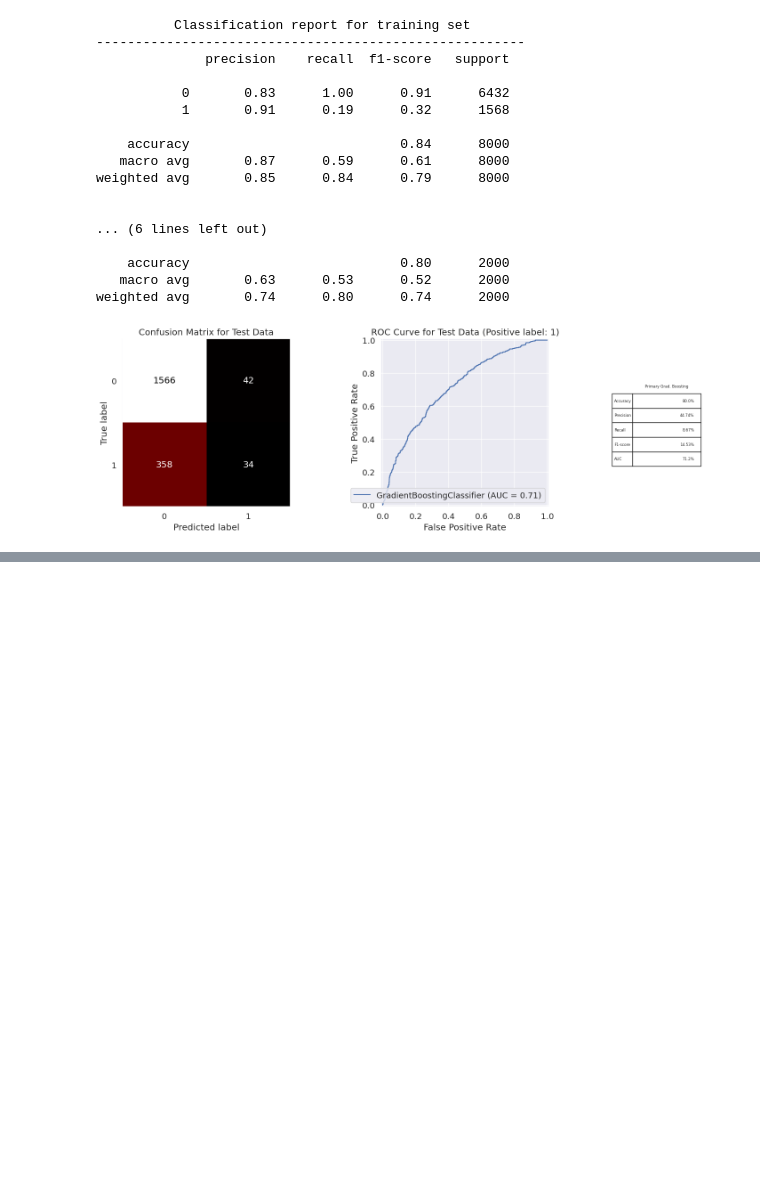
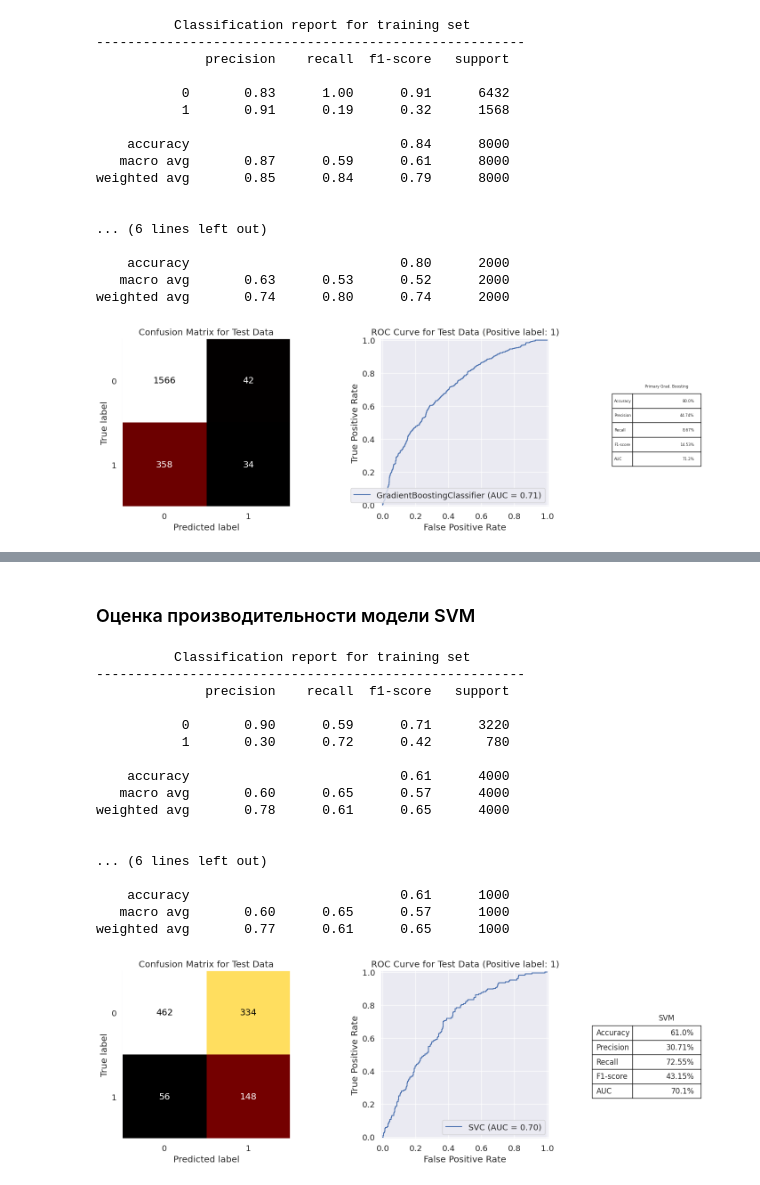
Before and after one commit to pinohanako/-, a Jupyter notebook: notebooks/(6)_Modeling_notebook.ipynb, the cells around one changed output, grey strips where cells are left out. Cells and saved outputs as stored; diff of their text form; code cells hidden in the pictures; blank space fills up the shorter version.

```diff
--- a/notebooks/(6)_Modeling_notebook.ipynb
+++ b/notebooks/(6)_Modeling_notebook.ipynb
@@ -474,0 +689,23 @@ gbc_result = metrics_calculator(gbc_final, X_test, y_test, 'Gradient Boosting')
+# %% [markdown]
+### Оценка производительности модели SVM
+# %%
+model_evaluation(svm_opt, X_train, X_test, y_train, y_test, 'SVM')
+# %% [output]
+          Classification report for training set
+-------------------------------------------------------
+              precision    recall  f1-score   support
+
+           0       0.90      0.59      0.71      3220
+           1       0.30      0.72      0.42       780
+
+    accuracy                           0.61      4000
+   macro avg       0.60      0.65      0.57      4000
+weighted avg       0.78      0.61      0.65      4000
+
+
+... (6 lines left out)
+
+    accuracy                           0.61      1000
+   macro avg       0.60      0.65      0.57      1000
+weighted avg       0.77      0.61      0.65      1000
+[figure, added]
```
Also changed, not shown: parts of 54 cells of this notebook, 1 other file.
